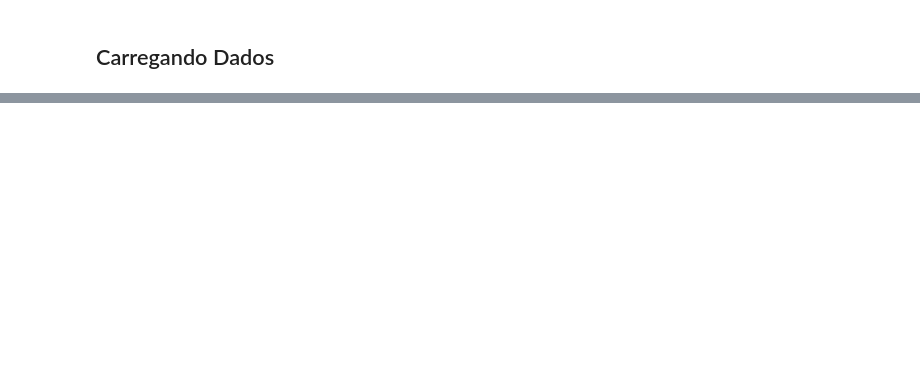
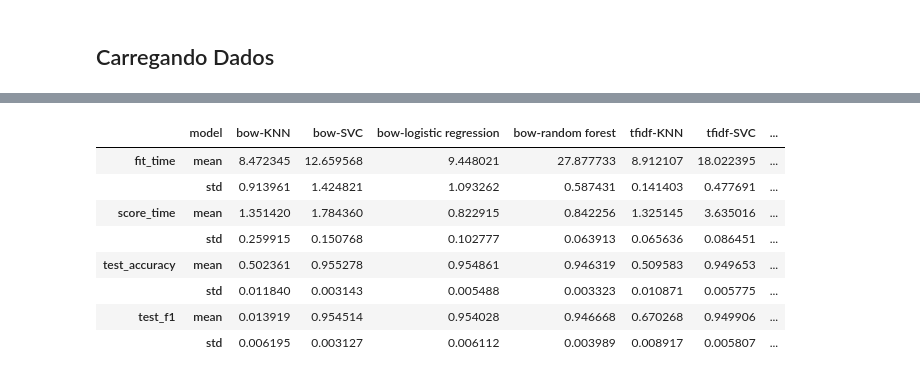
Before and after one commit to atlantico-academy/apura, a Jupyter notebook: notebooks/03 - Comparative Analysis.ipynb, the cells around one changed output, grey strips where cells are left out. Saved outputs shown, nothing was run; the diff lists cells and outputs as text; code cells hidden in the pictures; blank space fills up the shorter version.

```diff
--- a/notebooks/03 - Comparative Analysis.ipynb
+++ b/notebooks/03 - Comparative Analysis.ipynb
@@ -155,0 +194,14 @@ df_results
+# %%
+idx = pd.IndexSlice
+slice_ = idx[idx[:,'mean'], :]
+df_results.style.background_gradient(axis=1, subset=slice_)
+# %% [output]
+|  | model | bow-KNN | bow-SVC | bow-logistic regression | bow-random forest | tfidf-KNN | tfidf-SVC | ... |
+| fit_time | mean | 8.472345 | 12.659568 | 9.448021 | 27.877733 | 8.912107 | 18.022395 | ... |
+|  | std | 0.913961 | 1.424821 | 1.093262 | 0.587431 | 0.141403 | 0.477691 | ... |
+| score_time | mean | 1.351420 | 1.784360 | 0.822915 | 0.842256 | 1.325145 | 3.635016 | ... |
+|  | std | 0.259915 | 0.150768 | 0.102777 | 0.063913 | 0.065636 | 0.086451 | ... |
+| test_accuracy | mean | 0.502361 | 0.955278 | 0.954861 | 0.946319 | 0.509583 | 0.949653 | ... |
+|  | std | 0.011840 | 0.003143 | 0.005488 | 0.003323 | 0.010871 | 0.005775 | ... |
+| test_f1 | mean | 0.013919 | 0.954514 | 0.954028 | 0.946668 | 0.670268 | 0.949906 | ... |
+|  | std | 0.006195 | 0.003127 | 0.006112 | 0.003989 | 0.008917 | 0.005807 | ... |
```
Also changed, not shown: parts of 12 cells of this notebook.
